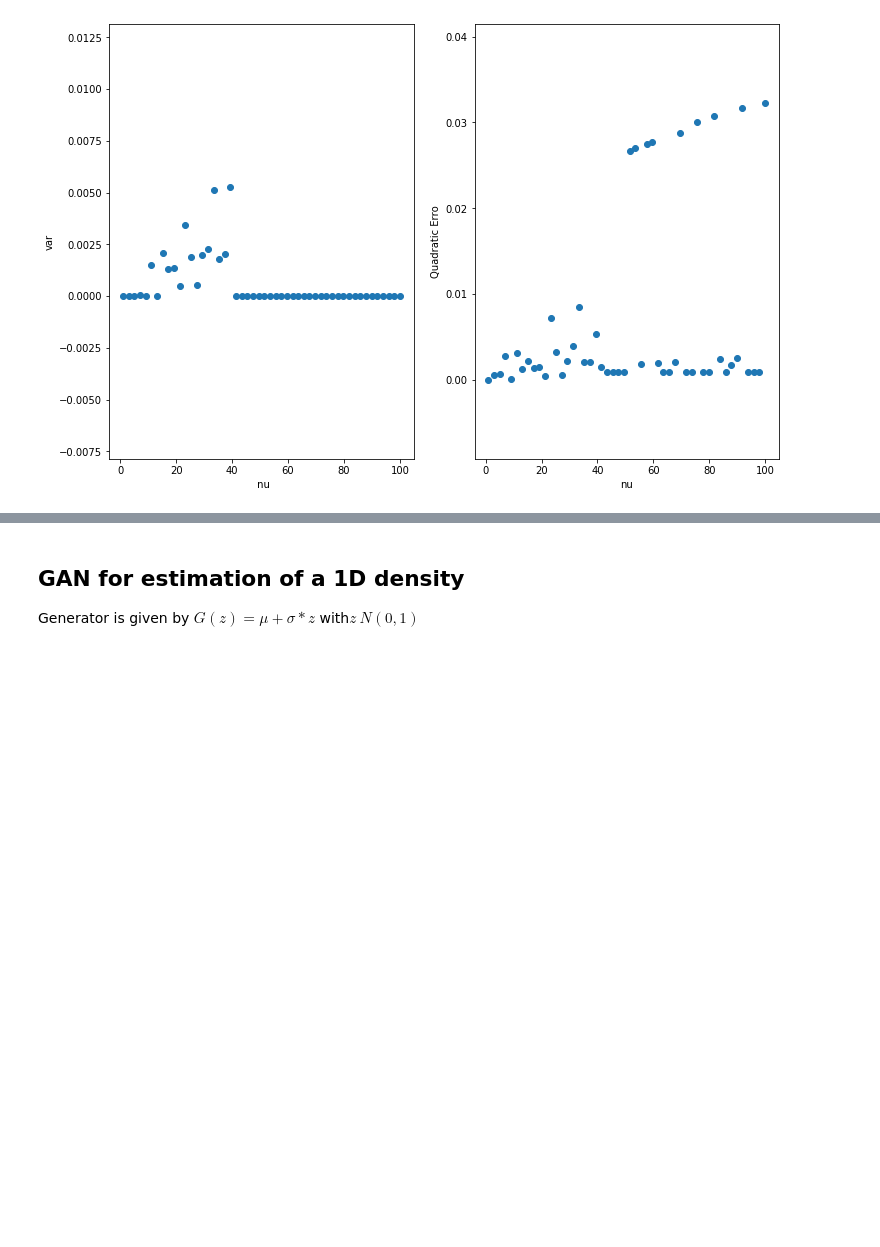
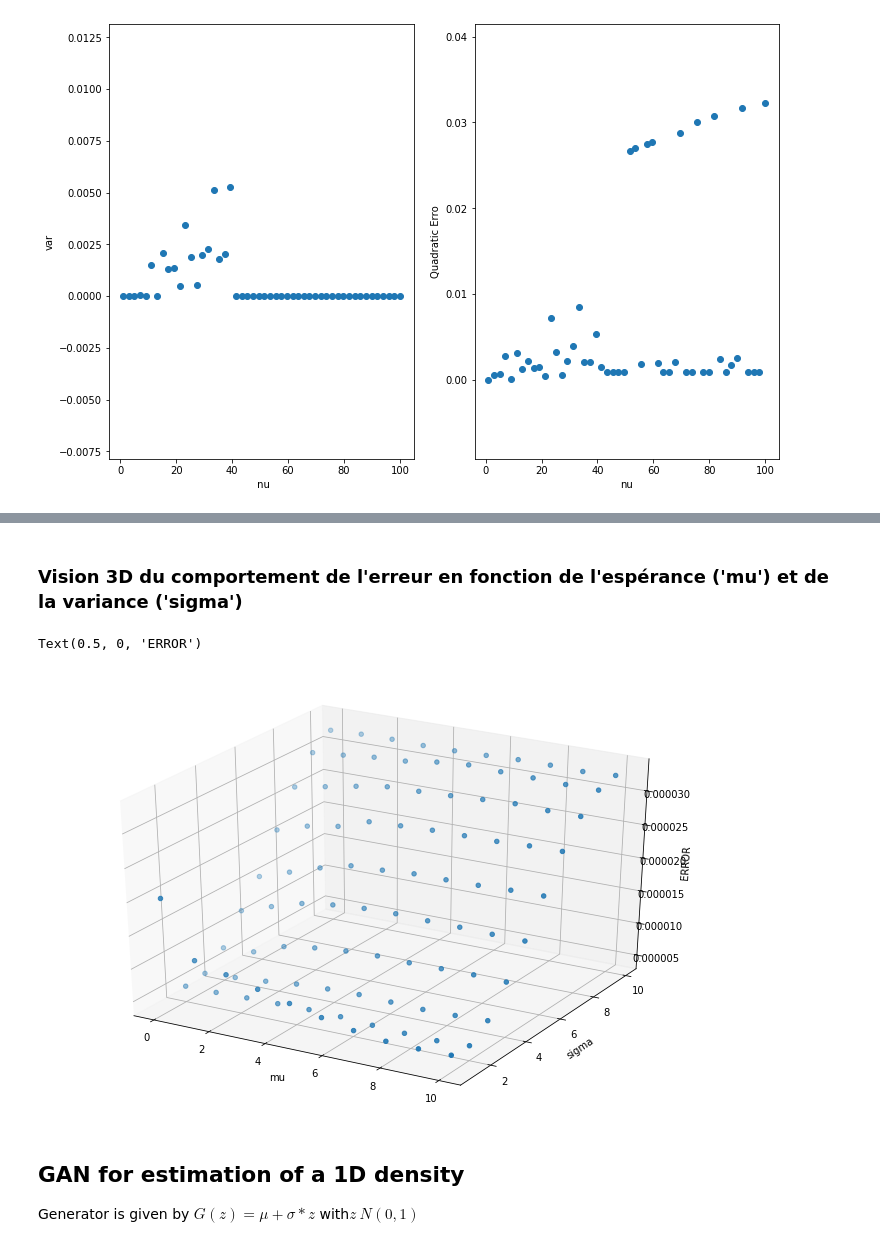
Before and after one commit to alakachr/NCE_GAN, a Jupyter notebook: NCE_GAN.ipynb, the cells around one changed output, grey strips where cells are left out. Drawn from its saved outputs; the diff is of its cells as text; code cells hidden in the pictures; blank space fills up the shorter version.

```diff
--- a/NCE_GAN.ipynb
+++ b/NCE_GAN.ipynb
@@ -313,3 +376,28 @@ ax2.set(xlabel='nu',ylabel='Quadratic Erro')
+# %%
+def f(k, i): #fonction pour dessiner en 3D
+    return L[np.argwhere(L_mu==k)[0][0], np.argwhere(L_sigma==i)[0][0]]
+# %% [markdown]
+### Vision 3D du comportement de l'erreur en fonction de l'espérance ('mu') et de la variance ('sigma')
+# %%
+from mpl_toolkits import mplot3d
+%matplotlib inline
+
+fig = plt.figure(figsize=(12,8))
+ax = plt.axes(projection='3d')
+
+xline = L_mu
+yline = L_sigma
+zline = [[f(x, y) for y in yline] for x in xline]
+
+xline, yline = np.meshgrid(xline, yline)
+
+ax.scatter3D(xline, yline, zline, 'gray')
+ax.set_xlabel('mu')
+ax.set_ylabel('sigma')
+ax.set_zlabel('ERROR')
+# %% [output]
+Text(0.5, 0, 'ERROR')
+[figure, added]
 # %% [markdown]
 ## GAN for estimation of a 1D density
 
```
Also changed, not shown: parts of 7 cells of this notebook.
